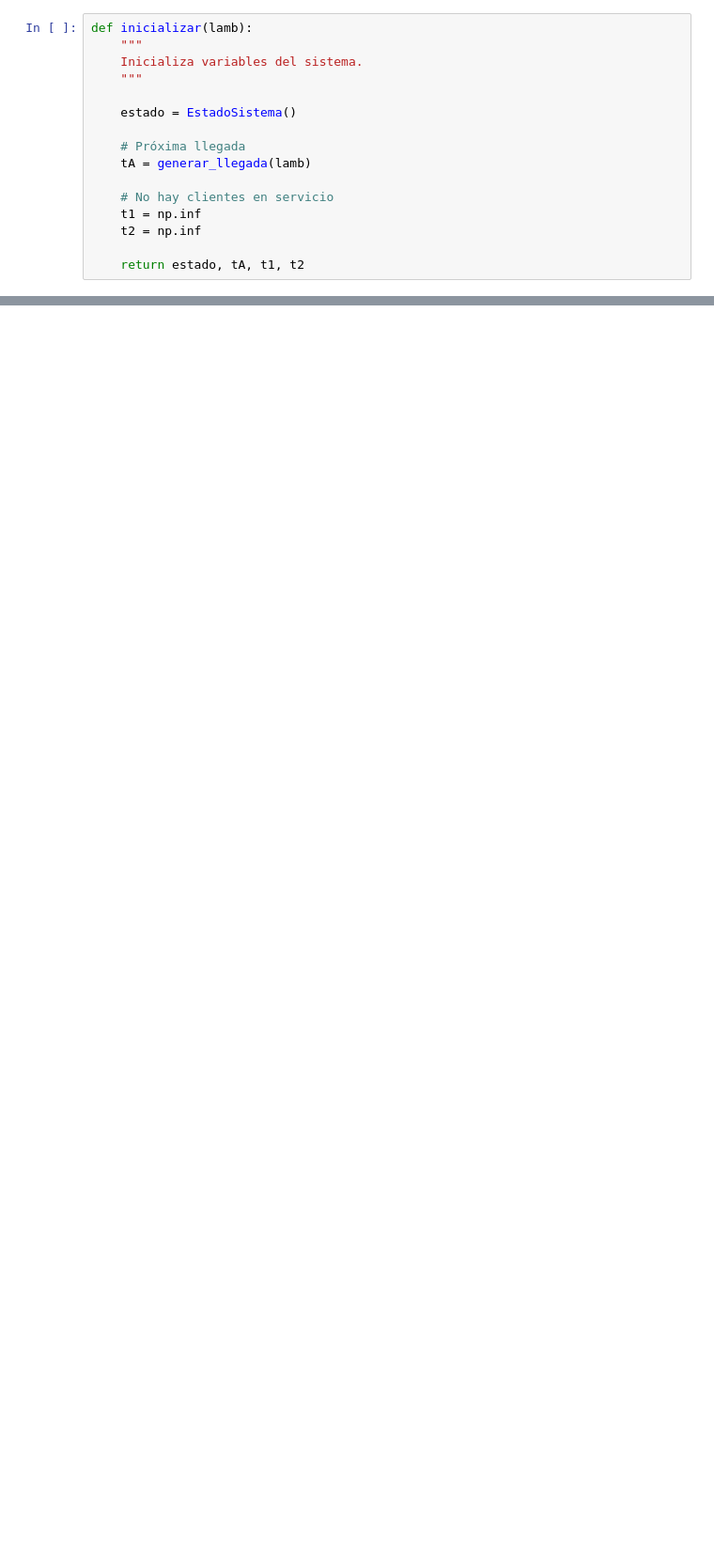
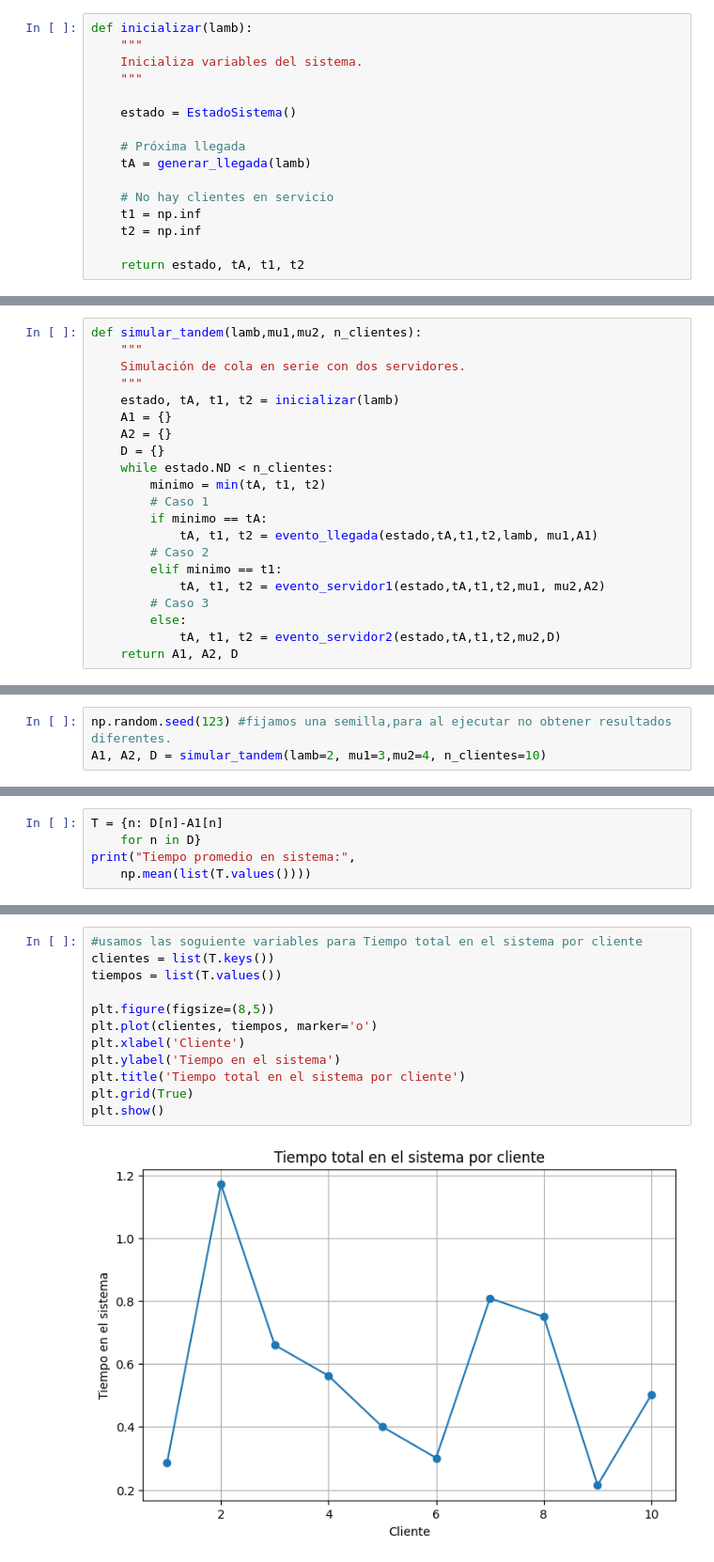
Before and after one commit to Annette-1/Ecuaciones_Diferenciales_Parciales, a Jupyter notebook: Linea_de_espera_dos_Servidores.ipynb, the cells around one changed output, grey strips where cells are left out. Shown at 94% size. Saved outputs shown, nothing was run; the diff lists cells and outputs as text; blank space fills up the shorter version.

```diff
--- a/Linea_de_espera_dos_Servidores.ipynb
+++ b/Linea_de_espera_dos_Servidores.ipynb
@@ -510,0 +349,21 @@ Tiempo promedio en sistema: 0.5656187707299114
+# %%
+def simular_tandem(lamb,mu1,mu2, n_clientes):
+    """
+    Simulación de cola en serie con dos servidores.
+    """
+    estado, tA, t1, t2 = inicializar(lamb)
+    A1 = {}
+    A2 = {}
+    D = {}
+    while estado.ND < n_clientes:
+        minimo = min(tA, t1, t2)
+        # Caso 1
+        if minimo == tA:
+            tA, t1, t2 = evento_llegada(estado,tA,t1,t2,lamb, mu1,A1)
+        # Caso 2
+        elif minimo == t1:
+            tA, t1, t2 = evento_servidor1(estado,tA,t1,t2,mu1, mu2,A2)
+        # Caso 3
+        else:
+            tA, t1, t2 = evento_servidor2(estado,tA,t1,t2,mu2,D)
+    return A1, A2, D
@@ -510,0 +372,3 @@ Tiempo promedio en sistema: 0.5656187707299114
+# %%
+np.random.seed(123) #fijamos una semilla,para al ejecutar no obtener resultados diferentes.
+A1, A2, D = simular_tandem(lamb=2, mu1=3,mu2=4, n_clientes=10)
@@ -510,0 +480,5 @@ Tiempo promedio en sistema: 0.5656187707299114
+# %%
+T = {n: D[n]-A1[n]
+    for n in D}
+print("Tiempo promedio en sistema:",
+    np.mean(list(T.values())))
@@ -510,0 +492,14 @@ Tiempo promedio en sistema: 0.5656187707299114
+# %%
+#usamos las soguiente variables para Tiempo total en el sistema por cliente
+clientes = list(T.keys())
+tiempos = list(T.values())
+
+plt.figure(figsize=(8,5))
+plt.plot(clientes, tiempos, marker='o')
+plt.xlabel('Cliente')
+plt.ylabel('Tiempo en el sistema')
+plt.title('Tiempo total en el sistema por cliente')
+plt.grid(True)
+plt.show()
+# %% [output]
+[figure, added]
```
Also changed, not shown: parts of 71 cells of this notebook.
